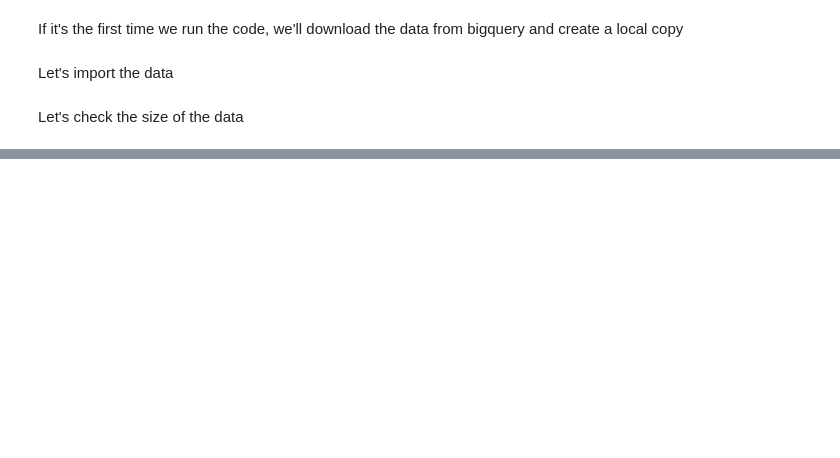
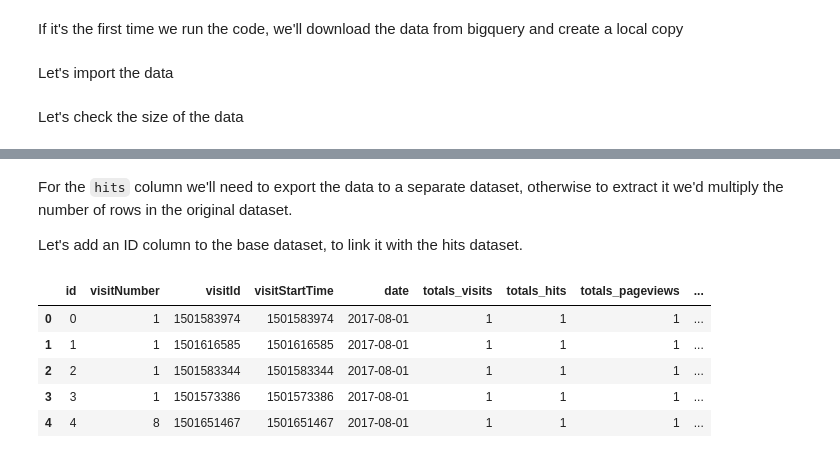
Before and after one commit to lamparelli/analytics_eda, a Jupyter notebook: eda.ipynb, the cells around one changed output, grey strips where cells are left out. Drawn from its saved outputs; the diff is of its cells as text; code cells hidden in the pictures; blank space fills up the shorter version.

````diff
--- a/eda.ipynb
+++ b/eda.ipynb
@@ -23,0 +110,19 @@ Columns:  59
+# %%
+objCols = utilities.getListOfObjectColumns(df)
+
+# Iterate the extraction process until there are no more object-type columns
+while (len(objCols) > 0):
+
+    # For each nested column, extract the data in new columns
+    for col in objCols:
+        print("Original data")
+        display(df[[col]].head(3))
+
+        print("Extracted data")
+        utilities.extractNestedObjectData(df, col)
+        extractedCols = [newcol for newcol in df.columns if newcol.startswith(col)]
+        display(df[extractedCols].head(3))
+
+        print()
+
+    objCols = utilities.getListOfObjectColumns(df)
@@ -23,0 +171,6 @@ Columns:  59
+# %%
+emptycols = []
+for col in df.columns:
+    if (df[col].isna().all()):
+        emptycols.append(col)
+print("Empty columns:", emptycols)
@@ -23,0 +274,14 @@ Columns:  59
+# %% [markdown]
+For the ```hits``` column we'll need to export the data to a separate dataset, otherwise to extract it we'd multiply the number of rows in the original dataset.
+
+Let's add an ID column to the base dataset, to link it with the hits dataset.
+# %%
+df = df.reset_index().rename(columns={"index": "id"})
+df.head()
+# %% [output]
+|  | id | visitNumber | visitId | visitStartTime | date | totals_visits | totals_hits | totals_pageviews | ... |
+| 0 | 0 | 1 | 1501583974 | 1501583974 | 2017-08-01 | 1 | 1 | 1 | ... |
+| 1 | 1 | 1 | 1501616585 | 1501616585 | 2017-08-01 | 1 | 1 | 1 | ... |
+| 2 | 2 | 1 | 1501583344 | 1501583344 | 2017-08-01 | 1 | 1 | 1 | ... |
+| 3 | 3 | 1 | 1501573386 | 1501573386 | 2017-08-01 | 1 | 1 | 1 | ... |
+| 4 | 4 | 8 | 1501651467 | 1501651467 | 2017-08-01 | 1 | 1 | 1 | ... |
````
Also changed, not shown: parts of 42 cells of this notebook, 1 other file.
